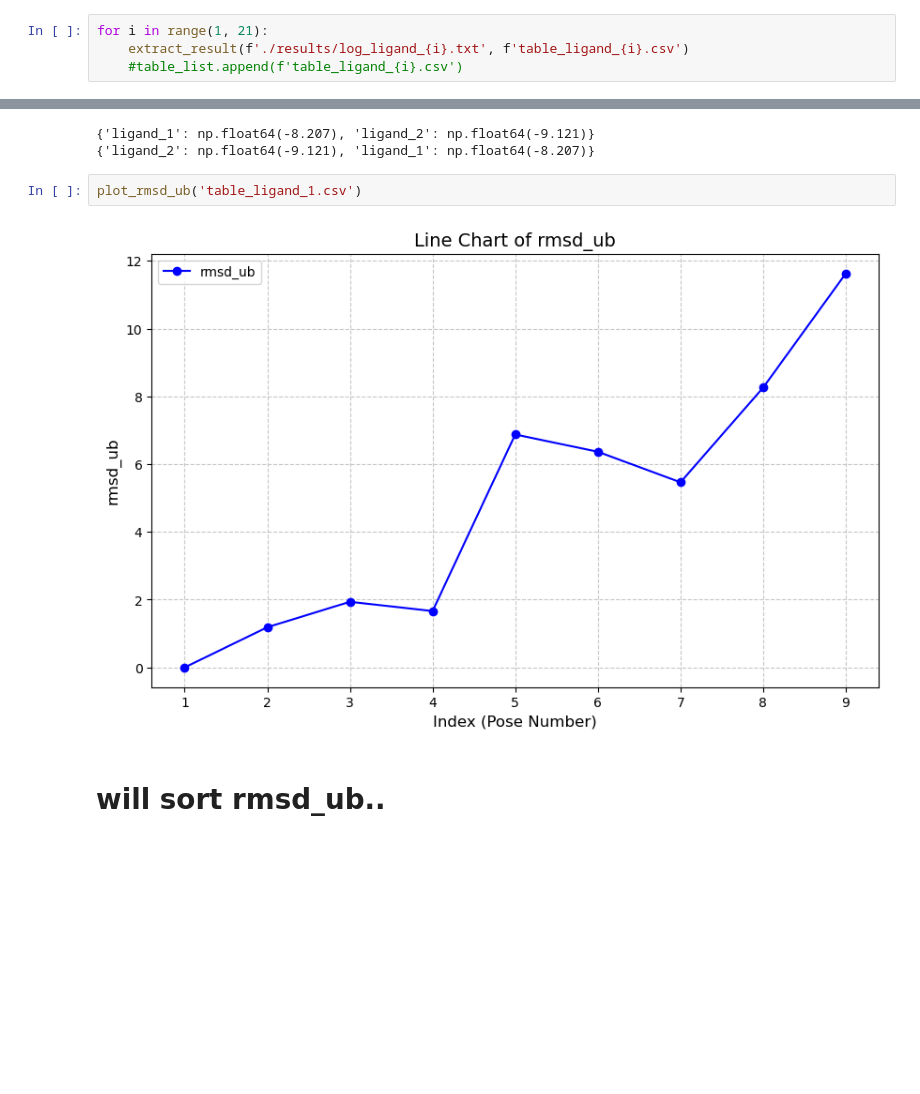
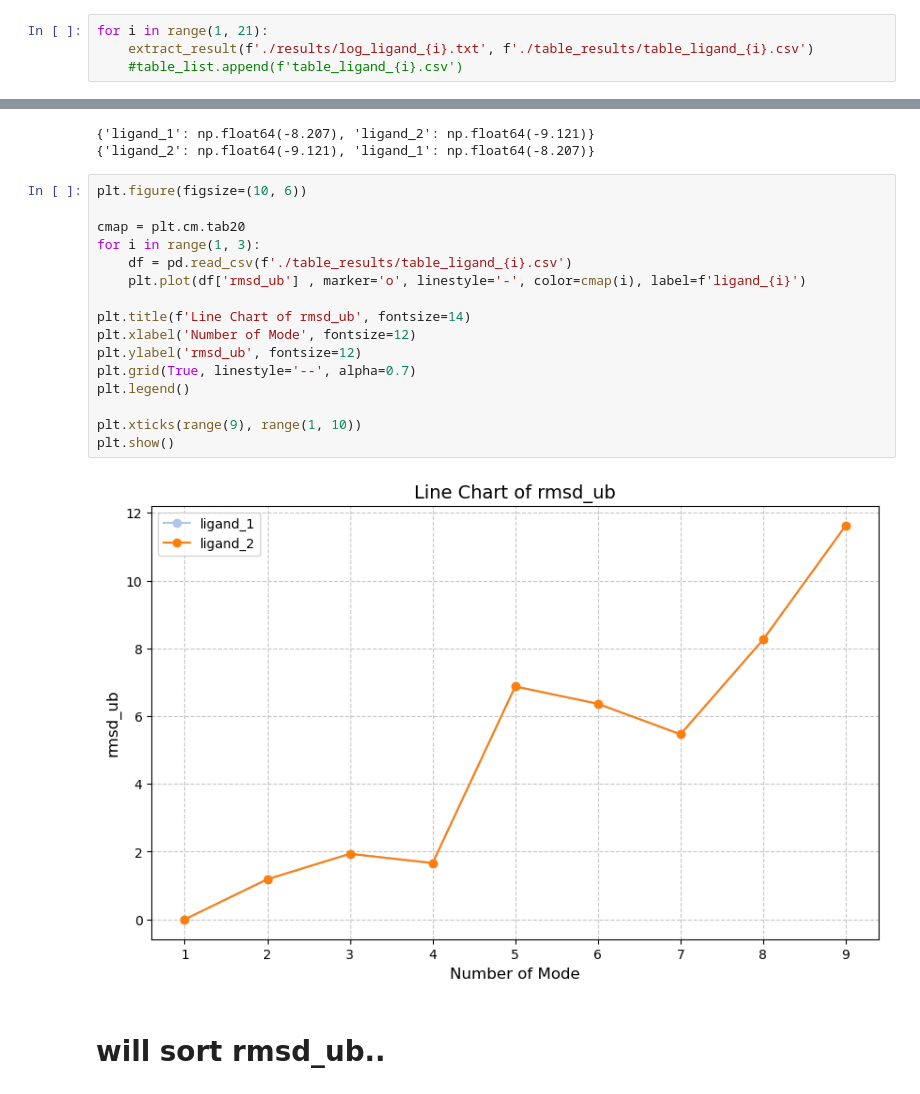
Before and after one commit to 710ct/group6_sbir_package, a Jupyter notebook: notebooks/Molecular Docking.ipynb, the cells around one changed output, grey strips where cells are left out. Cells and saved outputs as stored; diff of their text form; blank space fills up the shorter version.

Commit message:
made table

```diff
--- a/notebooks/Molecular Docking.ipynb
+++ b/notebooks/Molecular Docking.ipynb
@@ -88,6 +70,6 @@ def plot_rmsd_ub(file_path):
 # %%
 for i in range(1, 21):
-    extract_result(f'./results/log_ligand_{i}.txt', f'table_ligand_{i}.csv')
+    extract_result(f'./results/log_ligand_{i}.txt', f'./table_results/table_ligand_{i}.csv')
     #table_list.append(f'table_ligand_{i}.csv')
 # %%
 #Extract the affinity of mode 1 into a dictionary
@@ -106,10 +88,24 @@ print(sort_affinity)
 # %% [output]
 {'ligand_1': np.float64(-8.207), 'ligand_2': np.float64(-9.121)}
 {'ligand_2': np.float64(-9.121), 'ligand_1': np.float64(-8.207)}
-# %%
-plot_rmsd_ub('table_ligand_1.csv')
-# %% [output]
-[figure, removed]
+# %%
+plt.figure(figsize=(10, 6))
+
+cmap = plt.cm.tab20
+for i in range(1, 3):
+    df = pd.read_csv(f'./table_results/table_ligand_{i}.csv')
+    plt.plot(df['rmsd_ub'] , marker='o', linestyle='-', color=cmap(i), label=f'ligand_{i}')
+
+plt.title(f'Line Chart of rmsd_ub', fontsize=14)
+plt.xlabel('Number of Mode', fontsize=12)
+plt.ylabel('rmsd_ub', fontsize=12)
+plt.grid(True, linestyle='--', alpha=0.7)
+plt.legend()
+
+plt.xticks(range(9), range(1, 10))
+plt.show()
+# %% [output]
+[figure, added]
 # %% [markdown]
 # will sort rmsd_ub..
 # %% [markdown]
```
Also changed, not shown: parts of 1 cell of this notebook, 2 other files.
